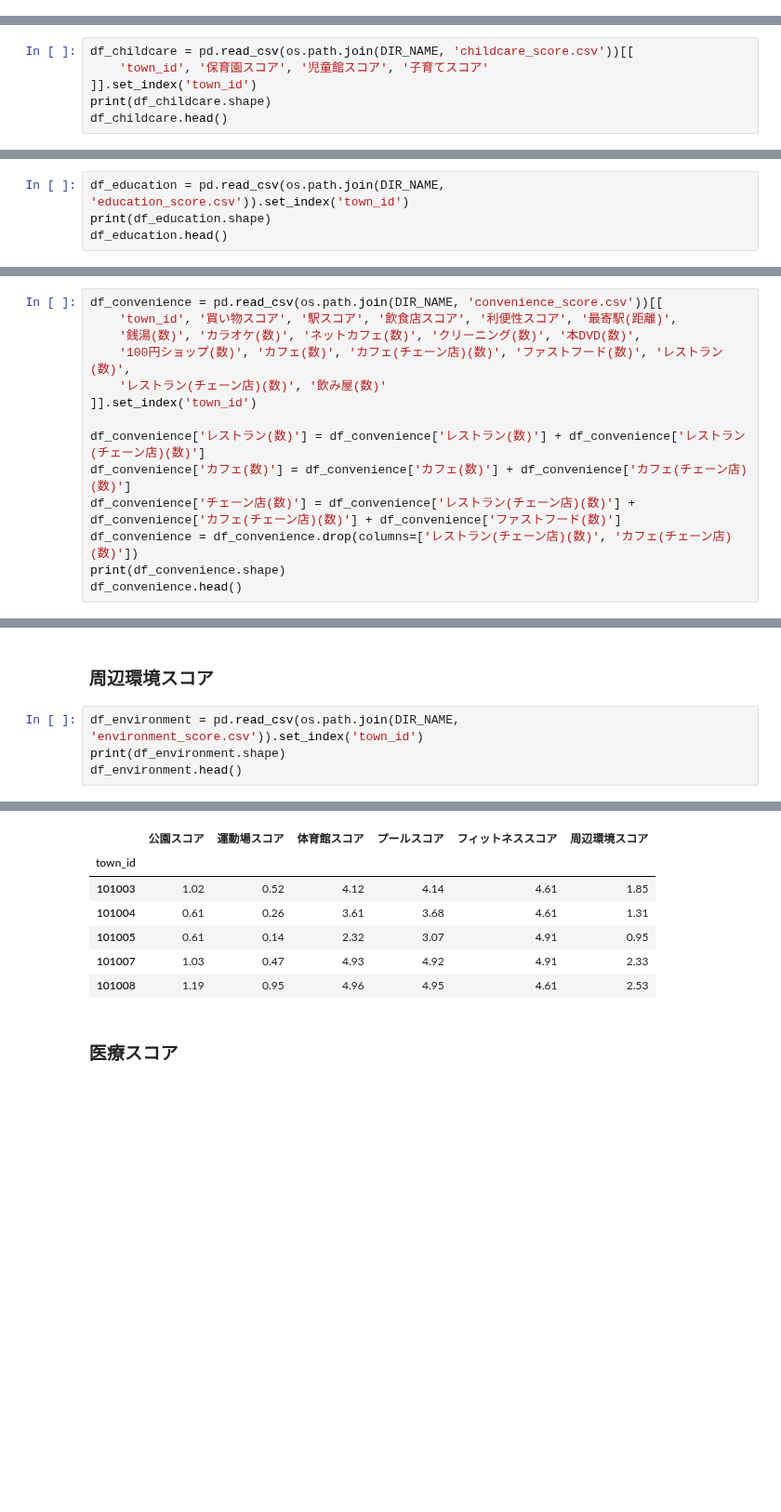
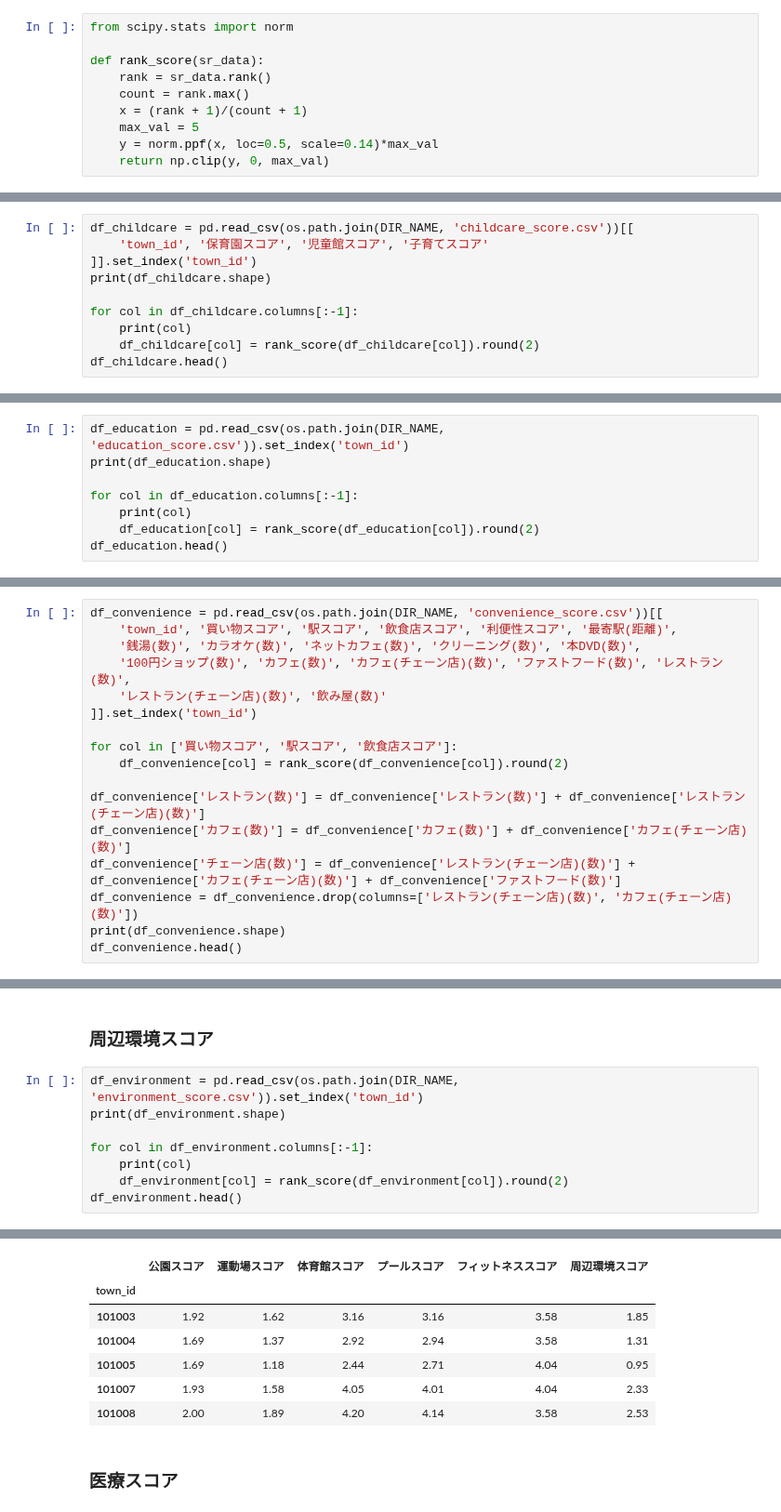
Before and after one commit to z-guard/analysis, a Jupyter notebook: notebooks/all_town_score.ipynb, the cells around one changed output, grey strips where cells are left out. Shown at 93% size. Saved outputs shown, nothing was run; the diff lists cells and outputs as text; blank space fills up the shorter version.

```diff
--- a/notebooks/all_town_score.ipynb
+++ b/notebooks/all_town_score.ipynb
@@ -132,6 +132,16 @@ df_train_station.head()
 | 101005 | 有楽町駅 | 4.0 | 12.0 | 24.0 | 25.0 | 24.0 | 13.0 |
 | 101007 | 大手町駅 | 4.0 | 17.0 | 18.0 | 23.0 | 22.0 | 21.0 |
 | 101008 | 大手町駅 | 4.0 | 17.0 | 18.0 | 23.0 | 22.0 | 21.0 |
+# %%
+from scipy.stats import norm
+
+def rank_score(sr_data):
+    rank = sr_data.rank()
+    count = rank.max()
+    x = (rank + 1)/(count + 1)
+    max_val = 5
+    y = norm.ppf(x, loc=0.5, scale=0.14)*max_val
+    return np.clip(y, 0, max_val)
 # %% [markdown]
 ### 子育てスコア
 # %%
@@ -139,6 +149,10 @@ df_childcare = pd.read_csv(os.path.join(DIR_NAME, 'childcare_score.csv'))[[
     'town_id', '保育園スコア', '児童館スコア', '子育てスコア'
 ]].set_index('town_id')
 print(df_childcare.shape)
+
+for col in df_childcare.columns[:-1]:
+    print(col)
+    df_childcare[col] = rank_score(df_childcare[col]).round(2)
 df_childcare.head()
 # %% [output]
 (3145, 3)
@@ -154,6 +170,10 @@ df_childcare.head()
 # %%
 df_education = pd.read_csv(os.path.join(DIR_NAME, 'education_score.csv')).set_index('town_id')
 print(df_education.shape)
+
+for col in df_education.columns[:-1]:
+    print(col)
+    df_education[col] = rank_score(df_education[col]).round(2)
 df_education.head()
 # %% [output]
 (3145, 7)
@@ -174,6 +200,9 @@ df_convenience = pd.read_csv(os.path.join(DIR_NAME, 'convenience_score.csv'))[[
     'レストラン(チェーン店)(数)', '飲み屋(数)'
 ]].set_index('town_id')
 
+for col in ['買い物スコア', '駅スコア', '飲食店スコア']:
+    df_convenience[col] = rank_score(df_convenience[col]).round(2)
+
 df_convenience['レストラン(数)'] = df_convenience['レストラン(数)'] + df_convenience['レストラン(チェーン店)(数)']
 df_convenience['カフェ(数)'] = df_convenience['カフェ(数)'] + df_convenience['カフェ(チェーン店)(数)']
 df_convenience['チェーン店(数)'] = df_convenience['レストラン(チェーン店)(数)'] + df_convenience['カフェ(チェーン店)(数)'] + df_convenience['ファストフード(数)']
@@ -194,6 +223,10 @@ df_convenience.head()
 # %%
 df_environment = pd.read_csv(os.path.join(DIR_NAME, 'environment_score.csv')).set_index('town_id')
 print(df_environment.shape)
+
+for col in df_environment.columns[:-1]:
+    print(col)
+    df_environment[col] = rank_score(df_environment[col]).round(2)
 df_environment.head()
 # %% [output]
 (3145, 6)
@@ -200,10 +238,10 @@ df_environment.head()
 |  | 公園スコア | 運動場スコア | 体育館スコア | プールスコア | フィットネススコア | 周辺環境スコア |
 | town_id |  |  |  |  |  |  |
-| 101003 | 1.02 | 0.52 | 4.12 | 4.14 | 4.61 | 1.85 |
-| 101004 | 0.61 | 0.26 | 3.61 | 3.68 | 4.61 | 1.31 |
-| 101005 | 0.61 | 0.14 | 2.32 | 3.07 | 4.91 | 0.95 |
-| 101007 | 1.03 | 0.47 | 4.93 | 4.92 | 4.91 | 2.33 |
-| 101008 | 1.19 | 0.95 | 4.96 | 4.95 | 4.61 | 2.53 |
+| 101003 | 1.92 | 1.62 | 3.16 | 3.16 | 3.58 | 1.85 |
+| 101004 | 1.69 | 1.37 | 2.92 | 2.94 | 3.58 | 1.31 |
+| 101005 | 1.69 | 1.18 | 2.44 | 2.71 | 4.04 | 0.95 |
+| 101007 | 1.93 | 1.58 | 4.05 | 4.01 | 4.04 | 2.33 |
+| 101008 | 2.00 | 1.89 | 4.20 | 4.14 | 3.58 | 2.53 |
 # %% [markdown]
 ### 医療スコア
 # %%
```
Also changed, not shown: parts of 8 cells of this notebook.
